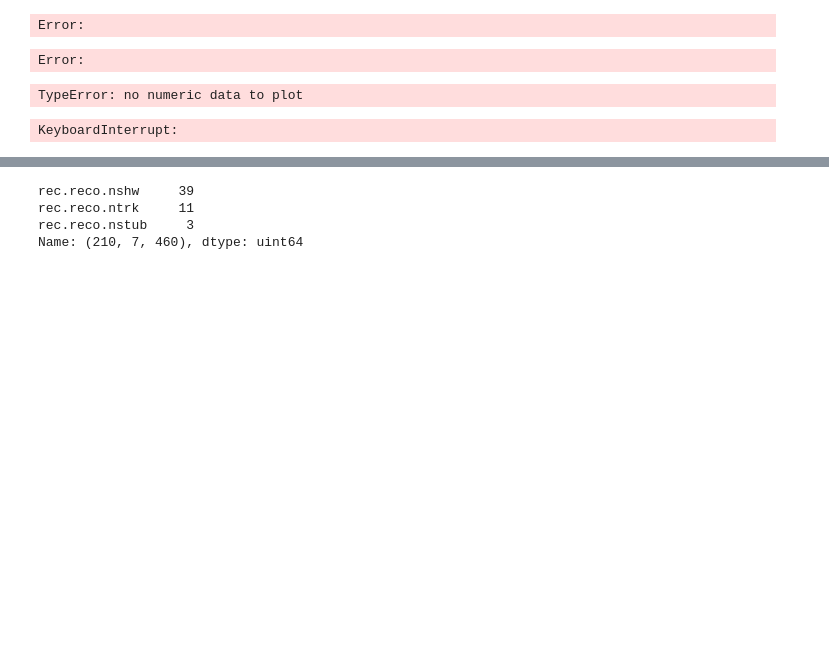
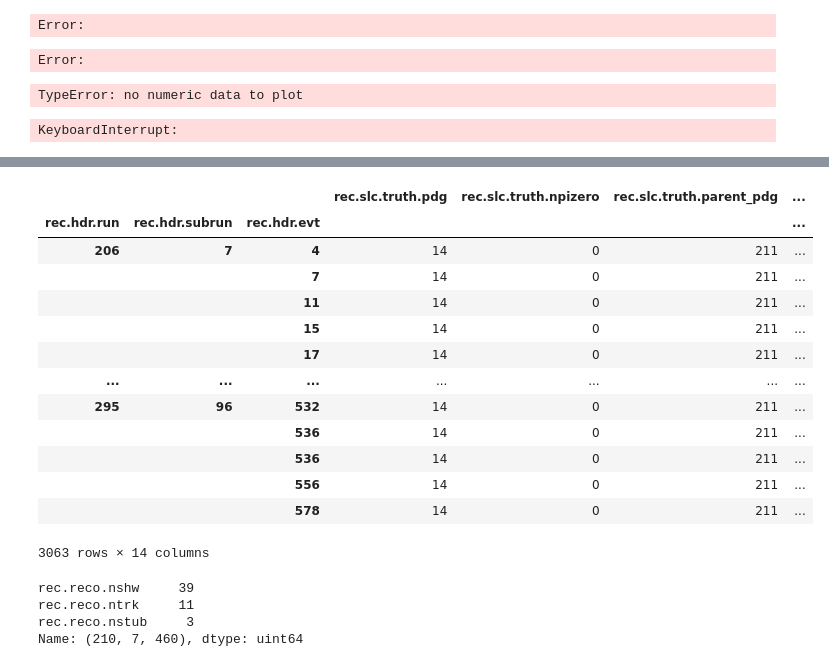
Before and after one commit to bear-is-asleep/nuescat_fullsample, a Jupyter notebook: testing.ipynb, the cells around one changed output, grey strips where cells are left out. Saved outputs shown, nothing was run; the diff lists cells and outputs as text; code cells hidden in the pictures; blank space fills up the shorter version.

```diff
--- a/testing.ipynb
+++ b/testing.ipynb
@@ -255,3 +314,5 @@ shwslc = pd.concat(shwslcdfs)
 #weight = pd.concat(weights)
 # %% [output]
 KeyboardInterrupt:
+# %%
+mcslc_keys.extend(['rec.slc.truth.E','rec.slc.truth.Q2','rec.slc.truth.plane.0.0.visE'])
@@ -261,3 +339,4 @@ tree = uproot.open(f'{DATA_DIR}{file}')
 keys = tree.keys()
 recTree_name = tree.keys()[0]
 nreco = CAFpic.get_df(tree[recTree_name],nreco_keys)
+slc = CAFpic.get_df(tree[recTree_name],mcslc_keys)
@@ -264,3 +353,20 @@ nreco = CAFpic.get_df(tree[recTree_name],nreco_keys)
+# %%
+slc[abs(slc.loc[:,'rec.slc.truth.pdg']==14)]
+# %% [output]
+|  |  |  | rec.slc.truth.pdg | rec.slc.truth.npizero | rec.slc.truth.parent_pdg | ... |
+| rec.hdr.run | rec.hdr.subrun | rec.hdr.evt |  |  |  | ... |
+| 206 | 7 | 4 | 14 | 0 | 211 | ... |
+|  |  | 7 | 14 | 0 | 211 | ... |
+|  |  | 11 | 14 | 0 | 211 | ... |
+|  |  | 15 | 14 | 0 | 211 | ... |
+|  |  | 17 | 14 | 0 | 211 | ... |
+| ... | ... | ... | ... | ... | ... | ... |
+| 295 | 96 | 532 | 14 | 0 | 211 | ... |
+|  |  | 536 | 14 | 0 | 211 | ... |
+|  |  | 536 | 14 | 0 | 211 | ... |
+|  |  | 556 | 14 | 0 | 211 | ... |
+|  |  | 578 | 14 | 0 | 211 | ... |
+3063 rows × 14 columns
 # %%
 prim.loc[(210,7,460)]
 nu.loc[(210,7,460)]
```
Also changed, not shown: parts of 8 cells of this notebook, 12 other files.
